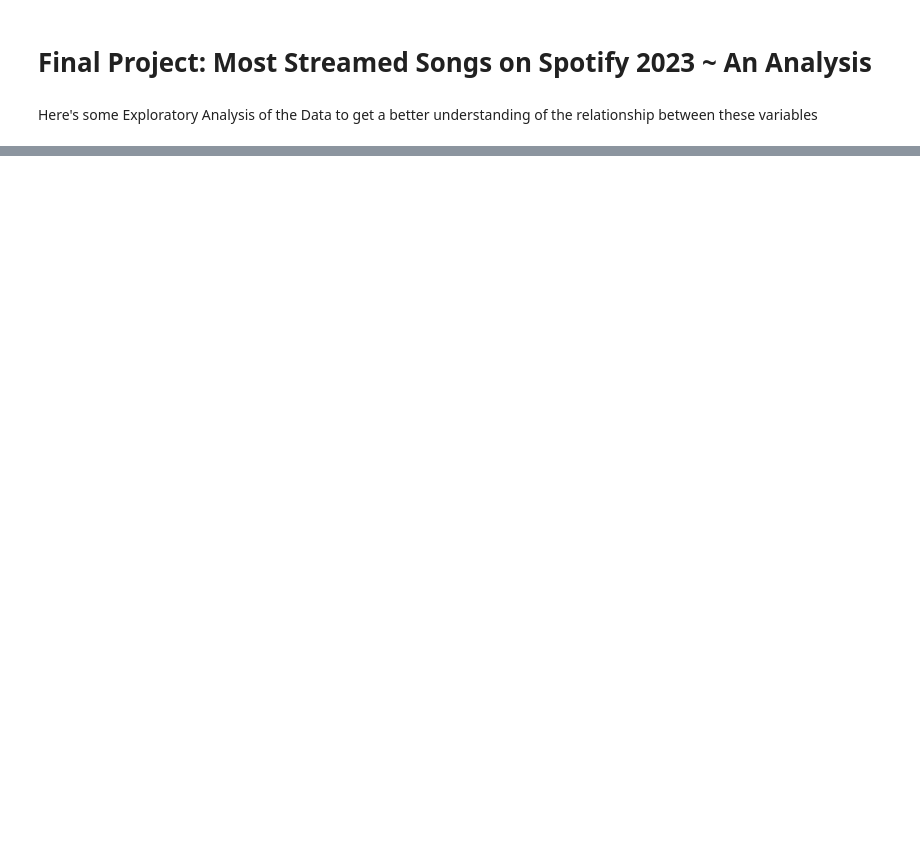
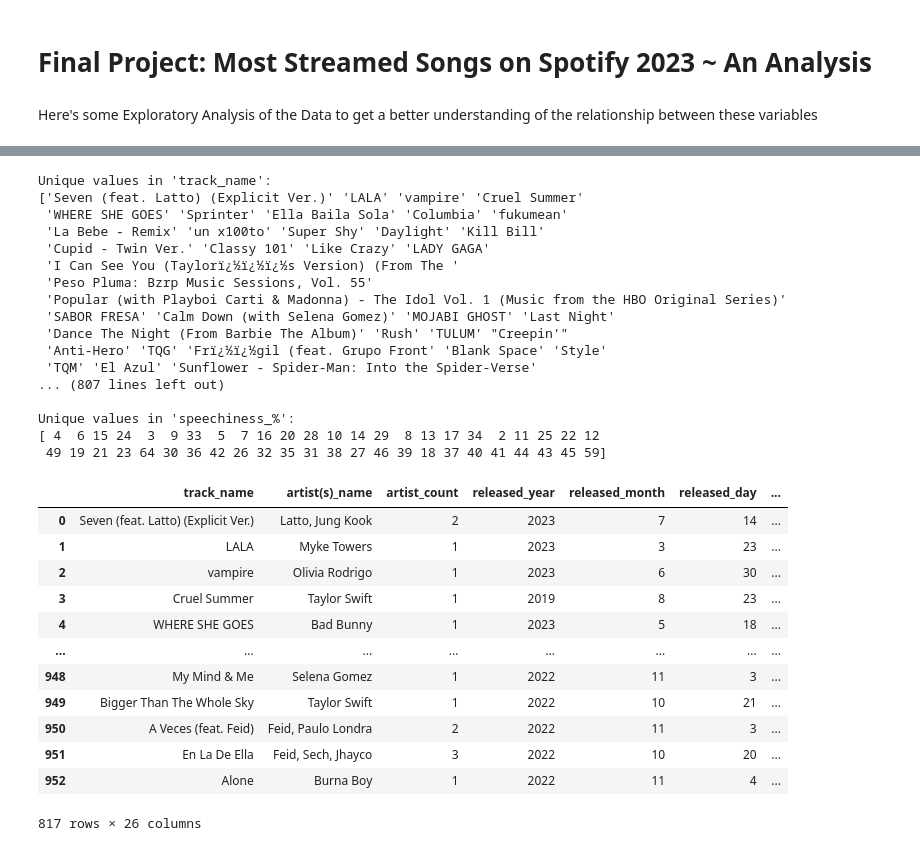
Before and after one commit to msriram2/cogs105_final_project, a Jupyter notebook: Meera_Sriram_Final_Project.ipynb, the cells around one changed output, grey strips where cells are left out. Drawn from its saved outputs; the diff is of its cells as text; code cells hidden in the pictures; blank space fills up the shorter version.

```diff
--- a/Meera_Sriram_Final_Project.ipynb
+++ b/Meera_Sriram_Final_Project.ipynb
@@ -38,0 +66,52 @@ FileNotFoundError: [Errno 2] No such file or directory: 'spotify-2023.csv'
+# %%
+#Identify unique values --> code copied from Assignment 4
+for column in music_df.columns:
+    unique_values = music_df[column].unique()
+    print(f"\nUnique values in '{column}':\n{unique_values}")
+
+
+#Encode non-numeric values
+
+music_df_dummy = pd.get_dummies(music_df)
+
+key_values = {'C': 0, 'C#': 1, "D": 2, "D#": 3, "E": 4, "F": 5, "F#": 6, "G": 7, "G#": 8, "A": 9, "A#": 10, "B": 11}
+mode_values = {'Major': 0, 'Minor': 1}
+
+key_encoder = music_df['key'].map(key_values)
+mode_encoder = music_df['mode'].map(mode_values)
+
+music_df['Key_Type'] = key_encoder
+music_df['Mode_Type'] = mode_encoder
+
+display(music_df)
+# %% [output]
+Unique values in 'track_name':
+['Seven (feat. Latto) (Explicit Ver.)' 'LALA' 'vampire' 'Cruel Summer'
+ 'WHERE SHE GOES' 'Sprinter' 'Ella Baila Sola' 'Columbia' 'fukumean'
+ 'La Bebe - Remix' 'un x100to' 'Super Shy' 'Daylight' 'Kill Bill'
+ 'Cupid - Twin Ver.' 'Classy 101' 'Like Crazy' 'LADY GAGA'
+ 'I Can See You (Taylorï¿½ï¿½ï¿½s Version) (From The '
+ 'Peso Pluma: Bzrp Music Sessions, Vol. 55'
+ 'Popular (with Playboi Carti & Madonna) - The Idol Vol. 1 (Music from the HBO Original Series)'
+ 'SABOR FRESA' 'Calm Down (with Selena Gomez)' 'MOJABI GHOST' 'Last Night'
+ 'Dance The Night (From Barbie The Album)' 'Rush' 'TULUM' "Creepin'"
+ 'Anti-Hero' 'TQG' 'Frï¿½ï¿½gil (feat. Grupo Front' 'Blank Space' 'Style'
+ 'TQM' 'El Azul' 'Sunflower - Spider-Man: Into the Spider-Verse'
+... (807 lines left out)
+
+Unique values in 'speechiness_%':
+[ 4  6 15 24  3  9 33  5  7 16 20 28 10 14 29  8 13 17 34  2 11 25 22 12
+ 49 19 21 23 64 30 36 42 26 32 35 31 38 27 46 39 18 37 40 41 44 43 45 59]
+|  | track_name | artist(s)_name | artist_count | released_year | released_month | released_day | ... |
+| 0 | Seven (feat. Latto) (Explicit Ver.) | Latto, Jung Kook | 2 | 2023 | 7 | 14 | ... |
+| 1 | LALA | Myke Towers | 1 | 2023 | 3 | 23 | ... |
+| 2 | vampire | Olivia Rodrigo | 1 | 2023 | 6 | 30 | ... |
+| 3 | Cruel Summer | Taylor Swift | 1 | 2019 | 8 | 23 | ... |
+| 4 | WHERE SHE GOES | Bad Bunny | 1 | 2023 | 5 | 18 | ... |
+| ... | ... | ... | ... | ... | ... | ... | ... |
+| 948 | My Mind & Me | Selena Gomez | 1 | 2022 | 11 | 3 | ... |
+| 949 | Bigger Than The Whole Sky | Taylor Swift | 1 | 2022 | 10 | 21 | ... |
+| 950 | A Veces (feat. Feid) | Feid, Paulo Londra | 2 | 2022 | 11 | 3 | ... |
+| 951 | En La De Ella | Feid, Sech, Jhayco | 3 | 2022 | 10 | 20 | ... |
+| 952 | Alone | Burna Boy | 1 | 2022 | 11 | 4 | ... |
+817 rows × 26 columns
```
Also changed, not shown: parts of 15 cells of this notebook.
